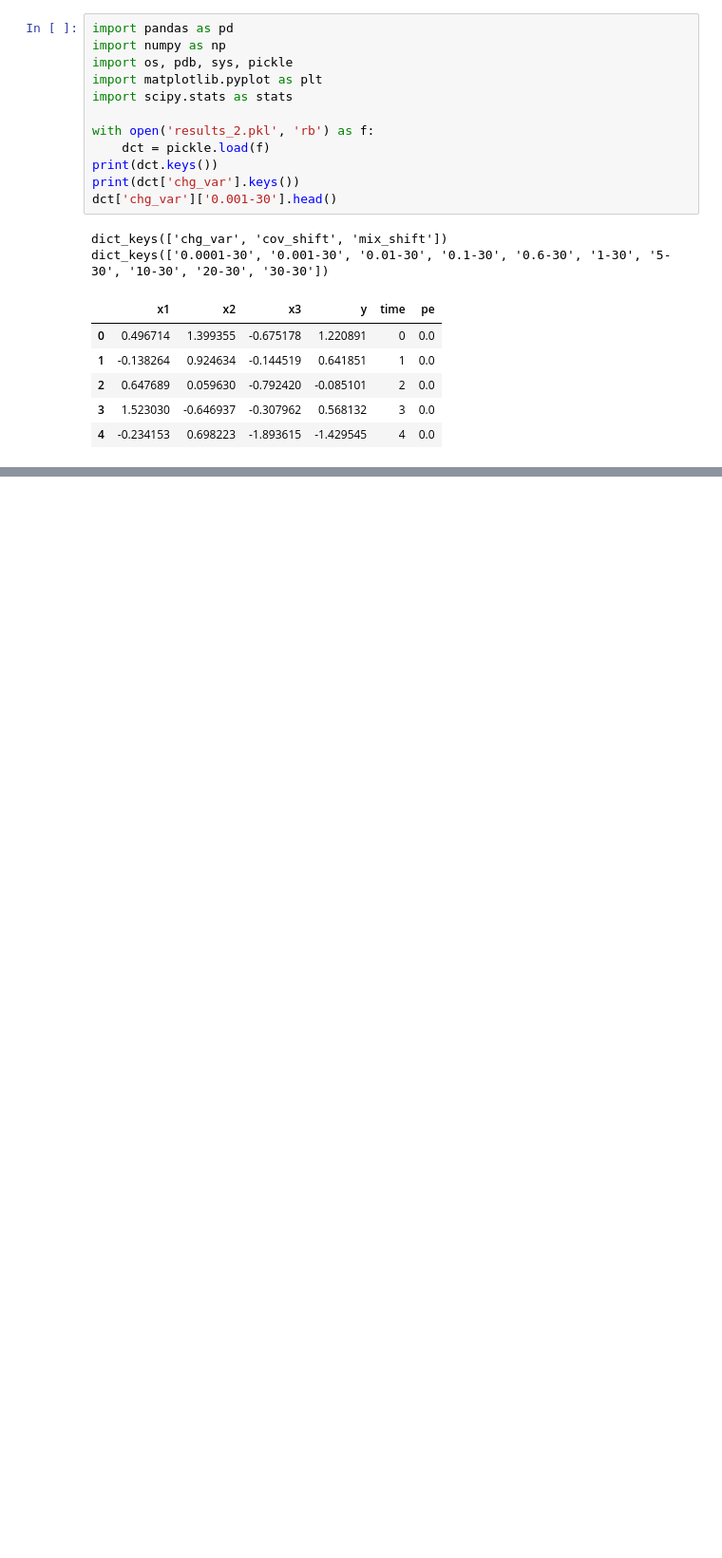
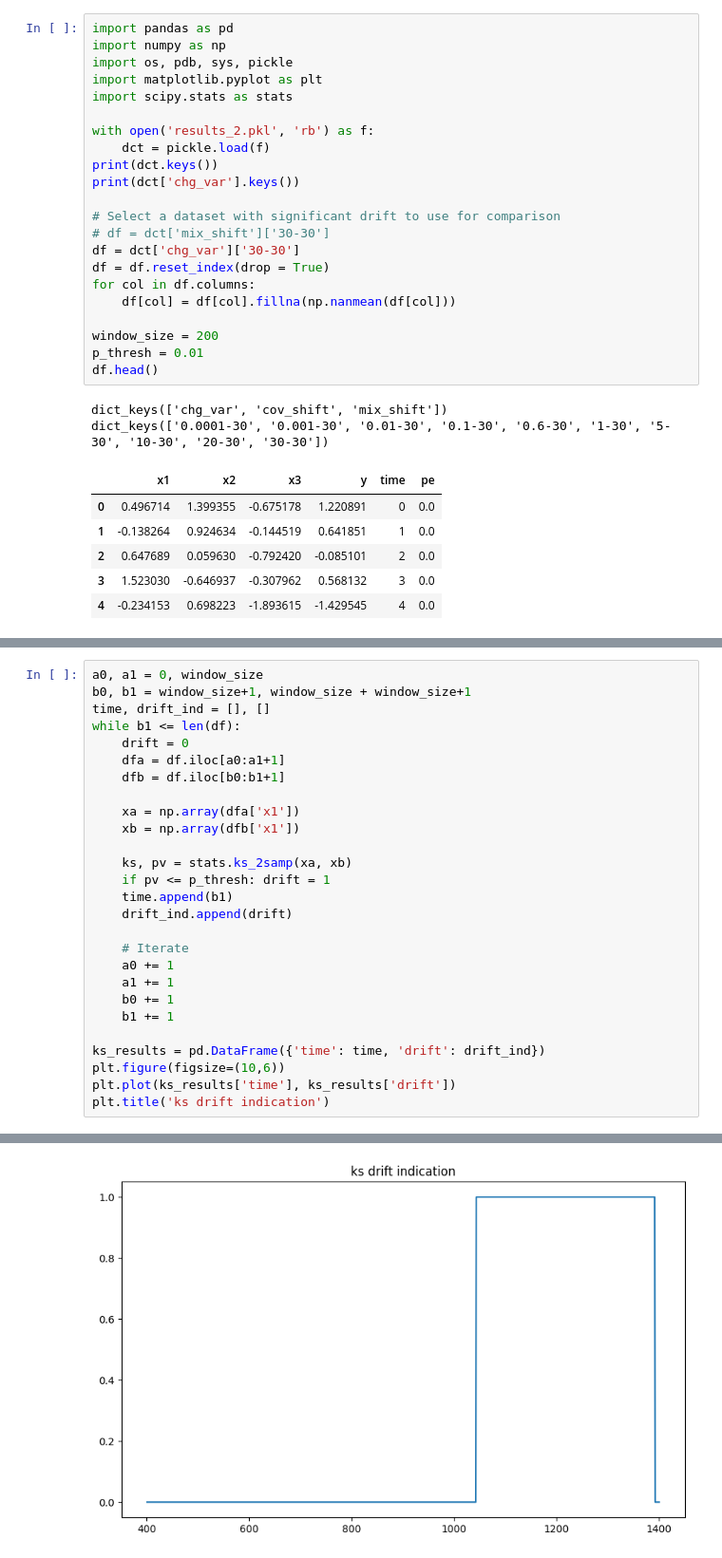
Before and after one commit to christophershultz/risk_econ, a Jupyter notebook: tda_data_drift/drift_extended_comparison.ipynb, the cells around one changed output, grey strips where cells are left out. Shown: that part at 95% size. Drawn from its saved outputs; the diff is of its cells as text; blank space fills up the shorter version.

Commit message:
adding extended comparison of detection methods

```diff
--- a/tda_data_drift/drift_extended_comparison.ipynb
+++ b/tda_data_drift/drift_extended_comparison.ipynb
@@ -9,7 +9,17 @@ with open('results_2.pkl', 'rb') as f:
     dct = pickle.load(f)
 print(dct.keys())
 print(dct['chg_var'].keys())
-dct['chg_var']['0.001-30'].head()
+
+# Select a dataset with significant drift to use for comparison
+# df = dct['mix_shift']['30-30']
+df = dct['chg_var']['30-30']
+df = df.reset_index(drop = True)
+for col in df.columns:
+    df[col] = df[col].fillna(np.nanmean(df[col]))
+
+window_size = 200
+p_thresh = 0.01
+df.head()
 # %% [output]
 dict_keys(['chg_var', 'cov_shift', 'mix_shift'])
 dict_keys(['0.0001-30', '0.001-30', '0.01-30', '0.1-30', '0.6-30', '1-30', '5-30', '10-30', '20-30', '30-30'])
@@ -75,0 +34,28 @@ for typeOfShift in dct.keys():
+# %%
+a0, a1 = 0, window_size
+b0, b1 = window_size+1, window_size + window_size+1
+time, drift_ind = [], []
+while b1 <= len(df):
+    drift = 0
+    dfa = df.iloc[a0:a1+1]
+    dfb = df.iloc[b0:b1+1]
+
+    xa = np.array(dfa['x1'])
+    xb = np.array(dfb['x1'])
+
+    ks, pv = stats.ks_2samp(xa, xb)
+    if pv <= p_thresh: drift = 1
+    time.append(b1)
+    drift_ind.append(drift)
+
+    # Iterate
+    a0 += 1
+    a1 += 1
+    b0 += 1
+    b1 += 1
+
+ks_results = pd.DataFrame({'time': time, 'drift': drift_ind})
+plt.figure(figsize=(10,6))
+plt.plot(ks_results['time'], ks_results['drift'])
+plt.title('ks drift indication')
+# %% [output]
@@ -75,0 +63 @@ for typeOfShift in dct.keys():
+[figure, added]
```
Also changed, not shown: parts of 11 cells of this notebook.
